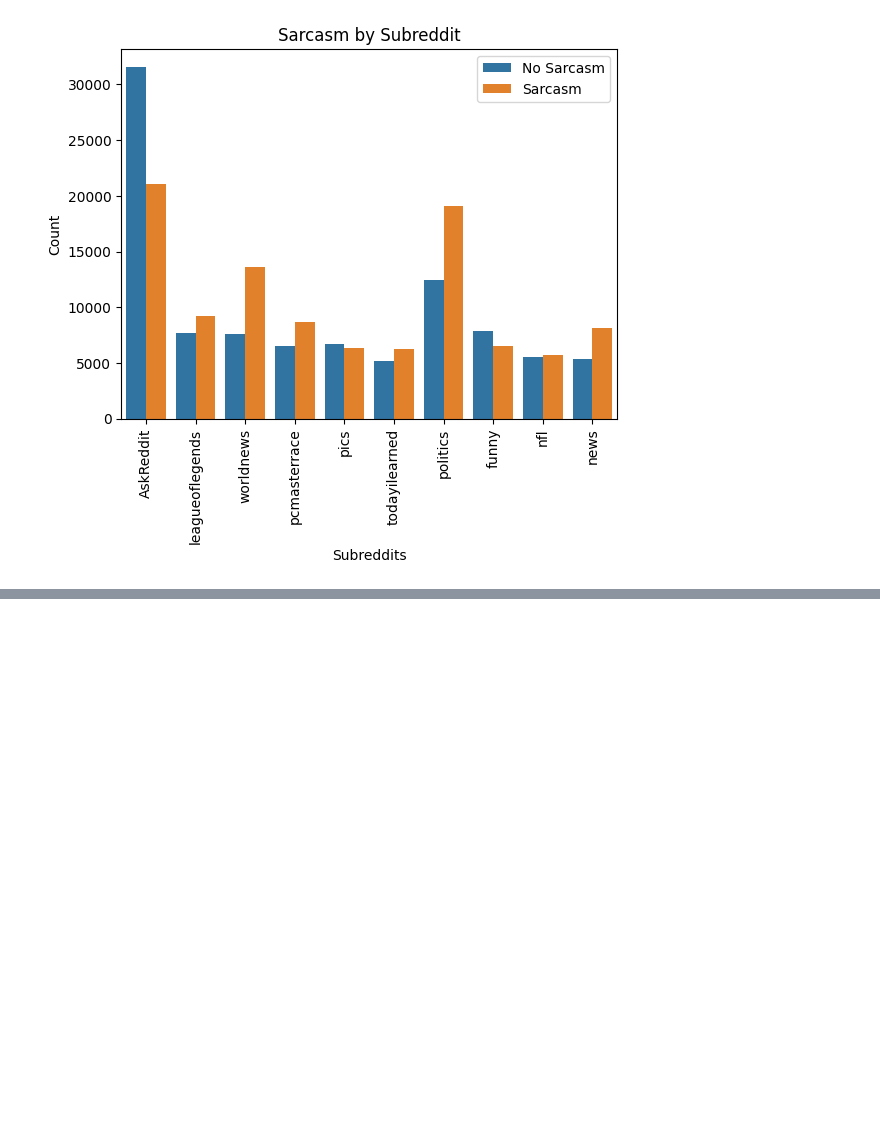
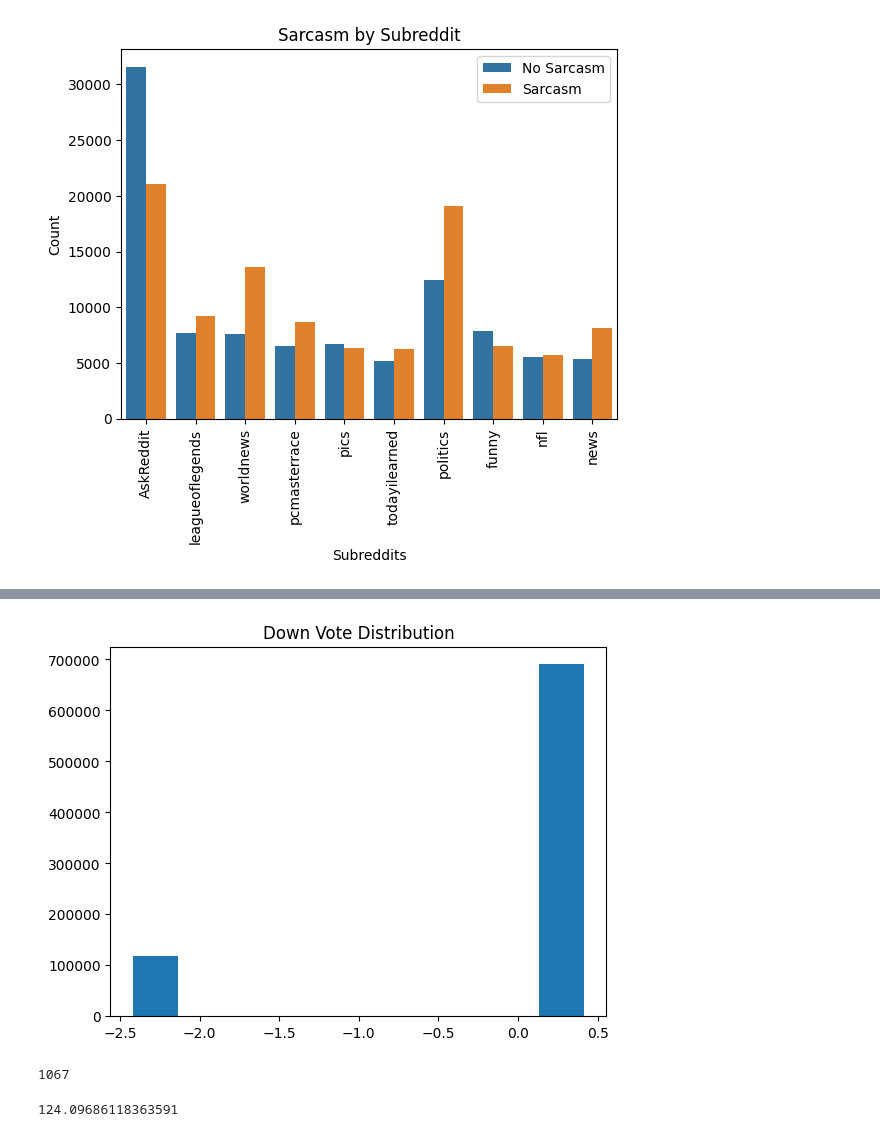
Before and after one commit to brianellis1997/Sarcasm_Detection, a Jupyter notebook: DS_440_Traditional_Models.ipynb, the cells around one changed output, grey strips where cells are left out. Cells and saved outputs as stored; diff of their text form; code cells hidden in the pictures; blank space fills up the shorter version.

```diff
--- a/DS_440_Traditional_Models.ipynb
+++ b/DS_440_Traditional_Models.ipynb
@@ -810,0 +839,4 @@ plt.show()
+# %%
+# Filter dataset
+Votes = train_bal[['score', 'ups', 'downs', 'label']]
+Votes.info()
@@ -810,0 +884,14 @@ plt.show()
+# %%
+plt.hist(Votes['downs'])
+plt.title('Down Vote Distribution')
+plt.show()
+# %% [output]
+[figure, added]
+# %%
+Votes['ups'].nunique()
+# %% [output]
+1067
+# %%
+Votes['ups'].max()
+# %% [output]
+124.09686118363591
```
Also changed, not shown: parts of 12 cells of this notebook.
